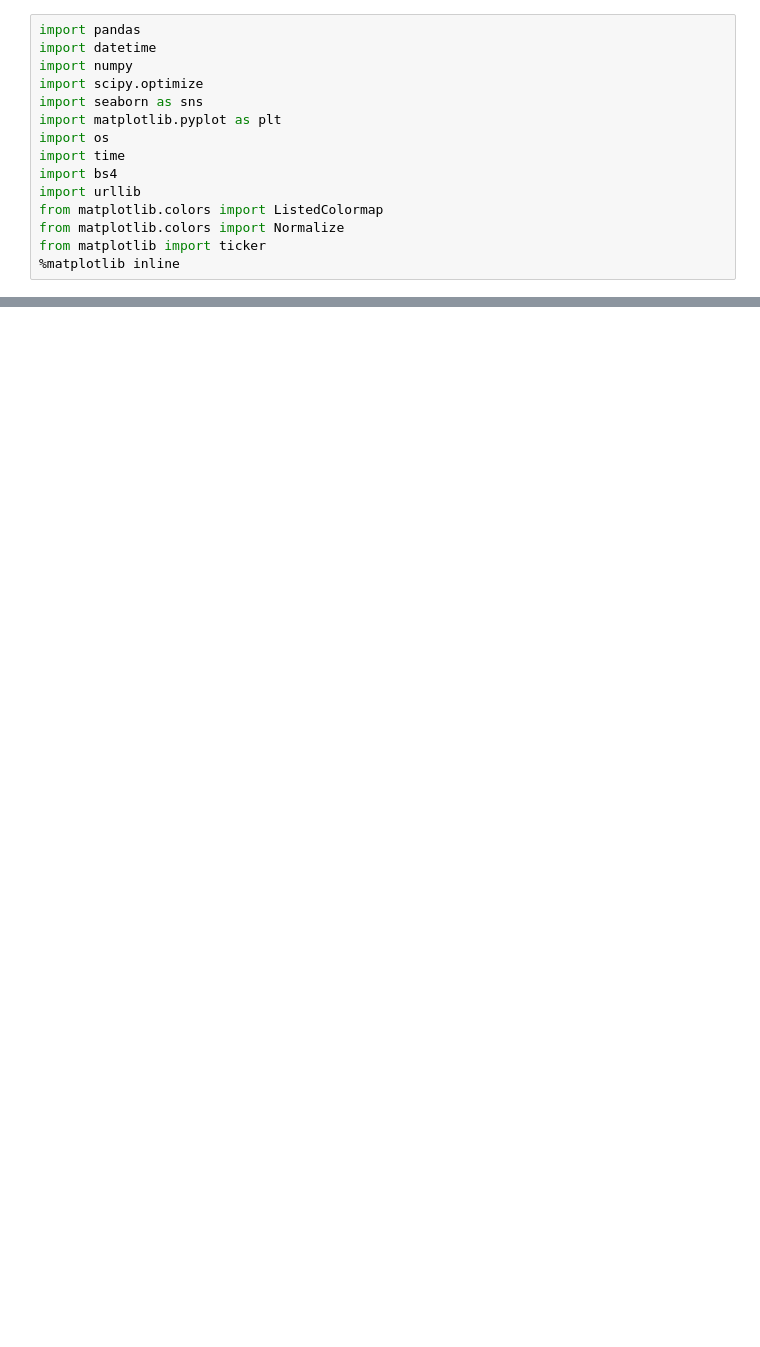
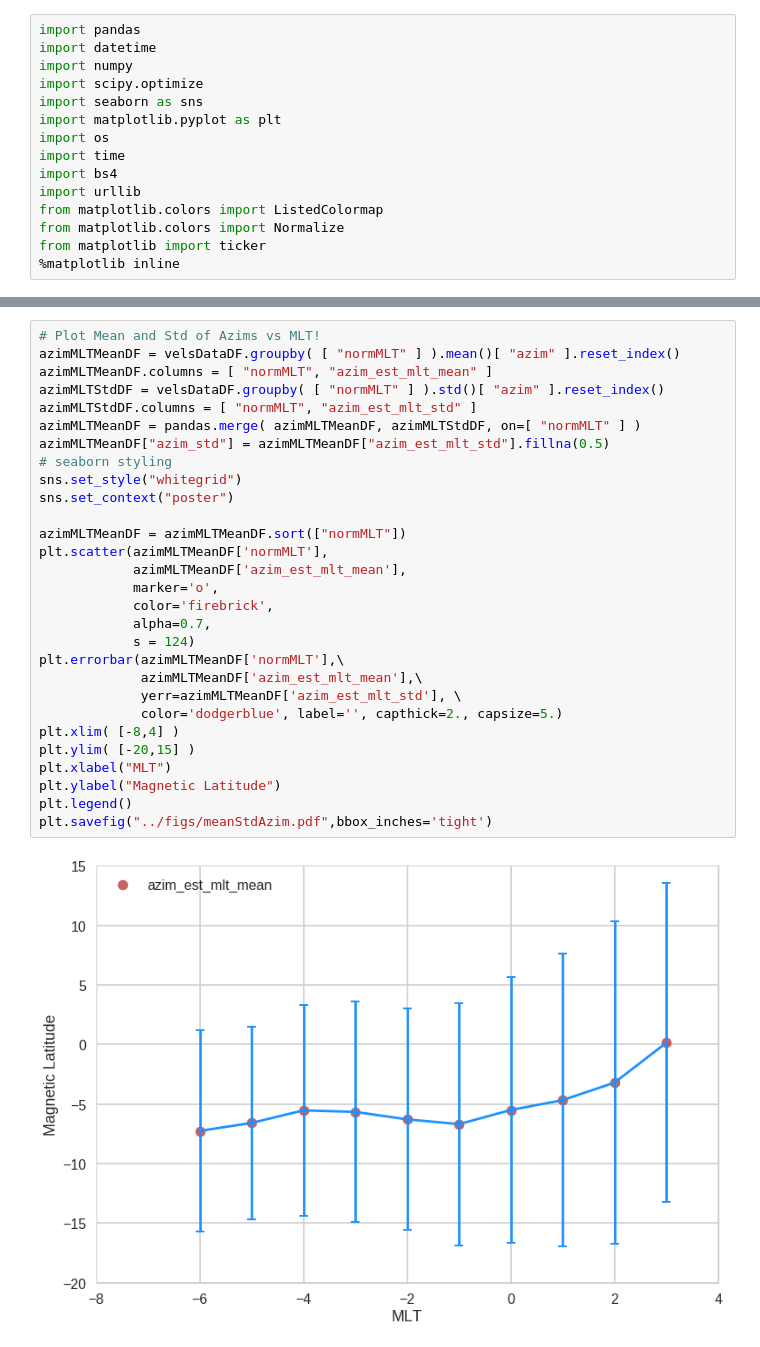
Before and after one commit to bharatreddy/indsvels, a Jupyter notebook: ipy/stats1.ipynb, the cells around one changed output, grey strips where cells are left out. Saved outputs shown, nothing was run; the diff lists cells and outputs as text; blank space fills up the shorter version.

```diff
--- a/ipy/stats1.ipynb
+++ b/ipy/stats1.ipynb
@@ -206,0 +72,31 @@ plt.savefig("../figs/mltMlatVelVecs.pdf",bbox_inches='tight')
+# %%
+# Plot Mean and Std of Azims vs MLT!
+azimMLTMeanDF = velsDataDF.groupby( [ "normMLT" ] ).mean()[ "azim" ].reset_index()
+azimMLTMeanDF.columns = [ "normMLT", "azim_est_mlt_mean" ]
+azimMLTStdDF = velsDataDF.groupby( [ "normMLT" ] ).std()[ "azim" ].reset_index()
+azimMLTStdDF.columns = [ "normMLT", "azim_est_mlt_std" ]
+azimMLTMeanDF = pandas.merge( azimMLTMeanDF, azimMLTStdDF, on=[ "normMLT" ] )
+azimMLTMeanDF["azim_std"] = azimMLTMeanDF["azim_est_mlt_std"].fillna(0.5)
+# seaborn styling
+sns.set_style("whitegrid")
+sns.set_context("poster")
+
+azimMLTMeanDF = azimMLTMeanDF.sort(["normMLT"])
+plt.scatter(azimMLTMeanDF['normMLT'],
+            azimMLTMeanDF['azim_est_mlt_mean'],
+            marker='o',
+            color='firebrick',
+            alpha=0.7,
+            s = 124)
+plt.errorbar(azimMLTMeanDF['normMLT'],\
+             azimMLTMeanDF['azim_est_mlt_mean'],\
+             yerr=azimMLTMeanDF['azim_est_mlt_std'], \
+             color='dodgerblue', label='', capthick=2., capsize=5.)
+plt.xlim( [-8,4] )
+plt.ylim( [-20,15] )
+plt.xlabel("MLT")
+plt.ylabel("Magnetic Latitude")
+plt.legend()
+plt.savefig("../figs/meanStdAzim.pdf",bbox_inches='tight')
+# %% [output]
+[figure, added]
```
Also changed, not shown: parts of 9 cells of this notebook, 8 other files.
